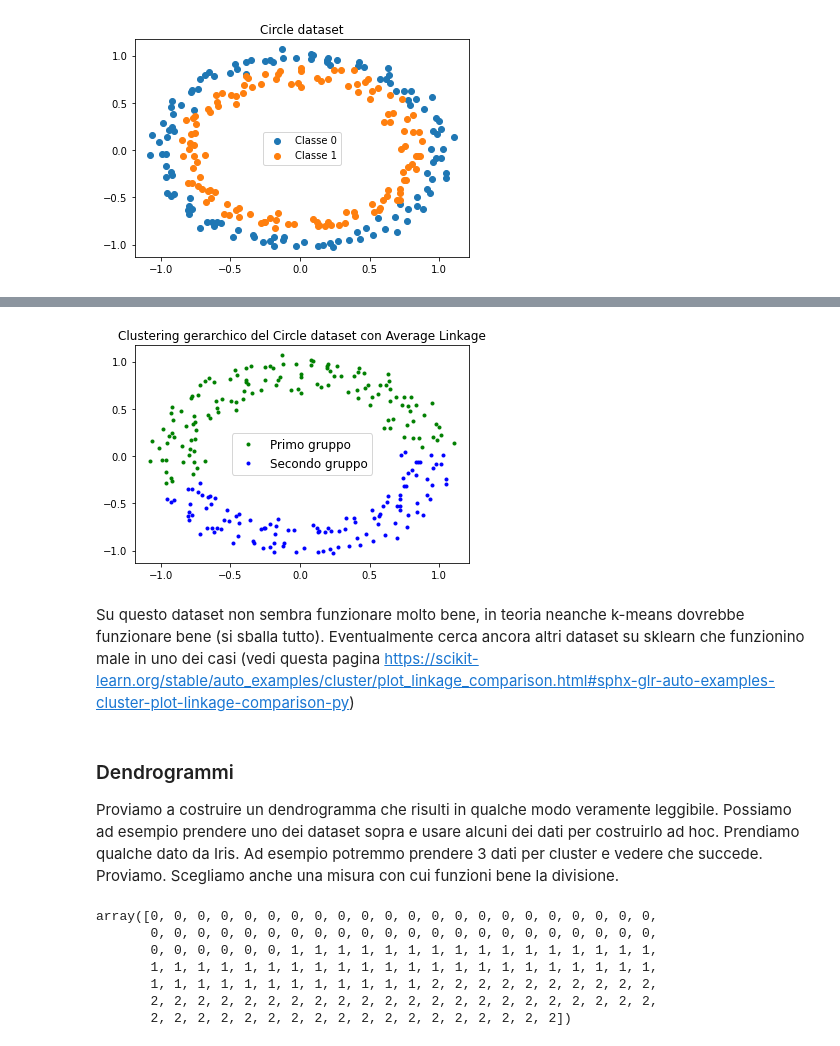
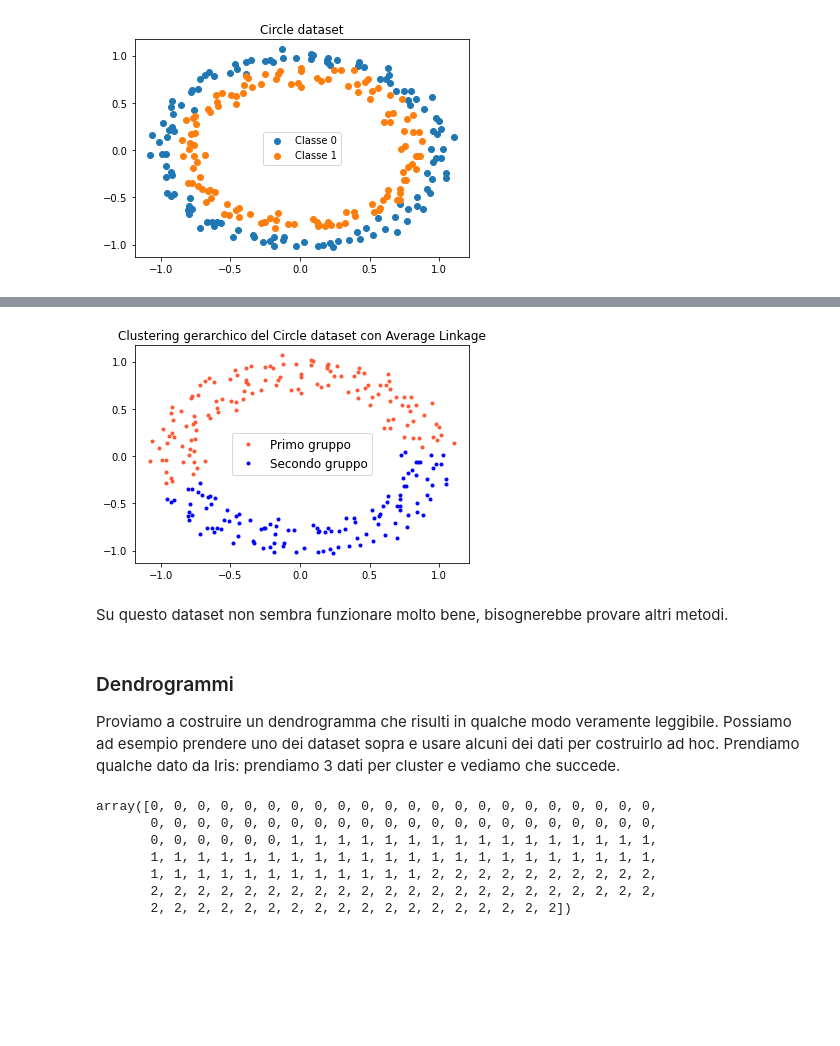
Before and after one commit to dcapelli02/Percorso-di-Eccellenza, a Jupyter notebook: Clustering PEM esempi di implementazione.ipynb, the cells around one changed output, grey strips where cells are left out. Drawn from its saved outputs; the diff is of its cells as text; code cells hidden in the pictures; blank space fills up the shorter version.

```diff
--- a/Clustering PEM esempi di implementazione.ipynb
+++ b/Clustering PEM esempi di implementazione.ipynb
@@ -476,24 +459,24 @@ plt.show()
 # %%
 y_circles_ave = AgglomerativeClustering(#distance_threshold = 0,
                                              n_clusters = 2,
                                              linkage = "average").fit_predict(X)
 
 # Proviamo a visualizzare graficamente come esce
 plt.figure()
 plt.title("Clustering gerarchico del Circle dataset con Average Linkage")
-plt.plot(X[:, 0][y_circles_ave == 0], X[:, 1][y_circles_ave == 0], "g.", label="Primo gruppo")
+plt.plot(X[:, 0][y_circles_ave == 0], X[:, 1][y_circles_ave == 0], ".", color = '#FF5733', label="Primo gruppo")
 plt.plot(X[:, 0][y_circles_ave == 1], X[:, 1][y_circles_ave == 1], "b.", label="Secondo gruppo")
 #plt.xlabel("Petal length", fontsize=14)
 #plt.ylabel("Petal width", fontsize=14)
 plt.legend(loc="best", fontsize=12)
 plt.show()
 # %% [output]
-[figure, old version]
+[figure, new version]
 # %% [markdown]
-Su questo dataset non sembra funzionare molto bene, in teoria neanche k-means dovrebbe funzionare bene (si sballa tutto). Eventualmente cerca ancora altri dataset su sklearn che funzionino male in uno dei casi (vedi questa pagina https://scikit-learn.org/stable/auto_examples/cluster/plot_linkage_comparison.html#sphx-glr-auto-examples-cluster-plot-linkage-comparison-py)
+Su questo dataset non sembra funzionare molto bene, bisognerebbe provare altri metodi.
 # %% [markdown]
 ### Dendrogrammi
-Proviamo a costruire un dendrogramma che risulti in qualche modo veramente leggibile. Possiamo ad esempio prendere uno dei dataset sopra e usare alcuni dei dati per costruirlo ad hoc. Prendiamo qualche dato da Iris. Ad esempio potremmo prendere 3 dati per cluster e vedere che succede. Proviamo. Scegliamo anche una misura con cui funzioni bene la divisione.
+Proviamo a costruire un dendrogramma che risulti in qualche modo veramente leggibile. Possiamo ad esempio prendere uno dei dataset sopra e usare alcuni dei dati per costruirlo ad hoc. Prendiamo qualche dato da Iris: prendiamo 3 dati per cluster e vediamo che succede.
 # %%
 y_iris
 # %% [output]
```
Also changed, not shown: parts of 22 cells of this notebook, 1 other file.
